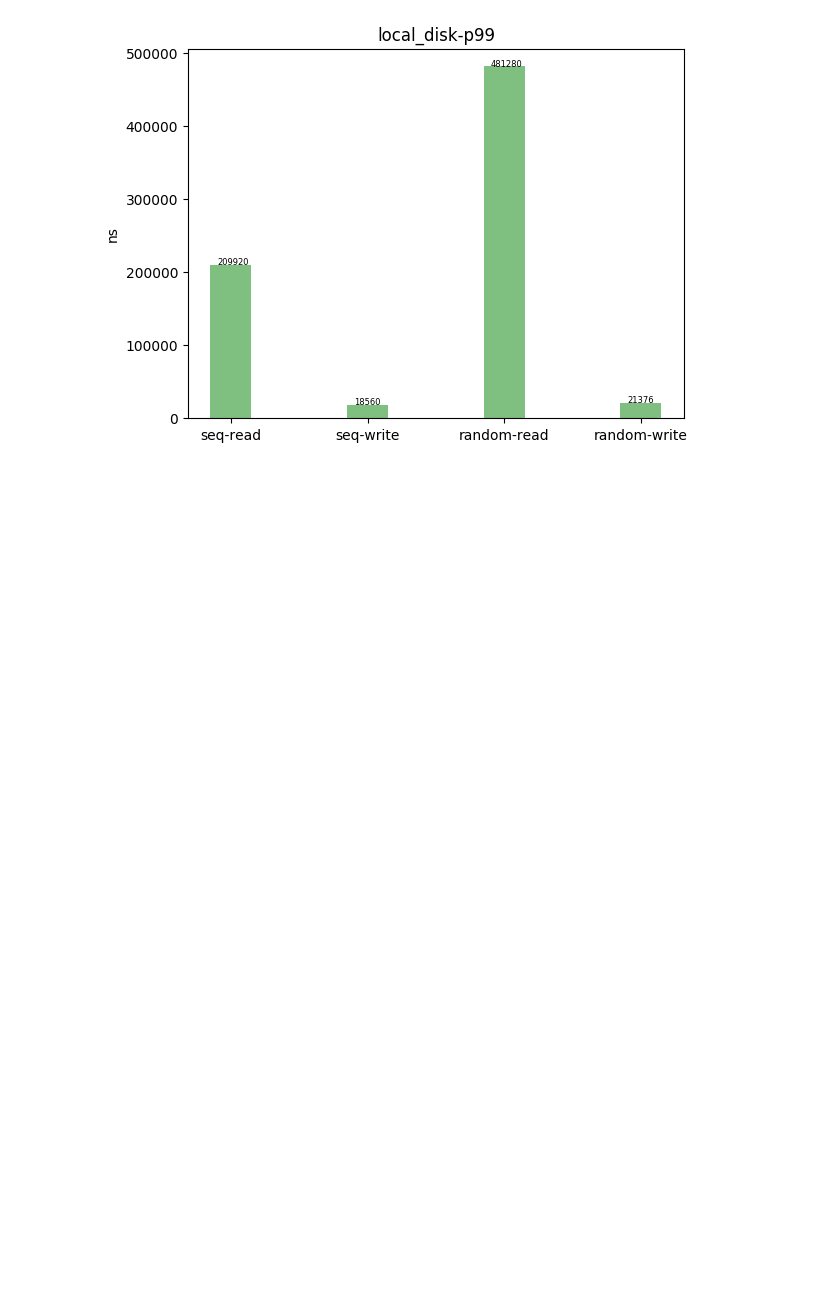
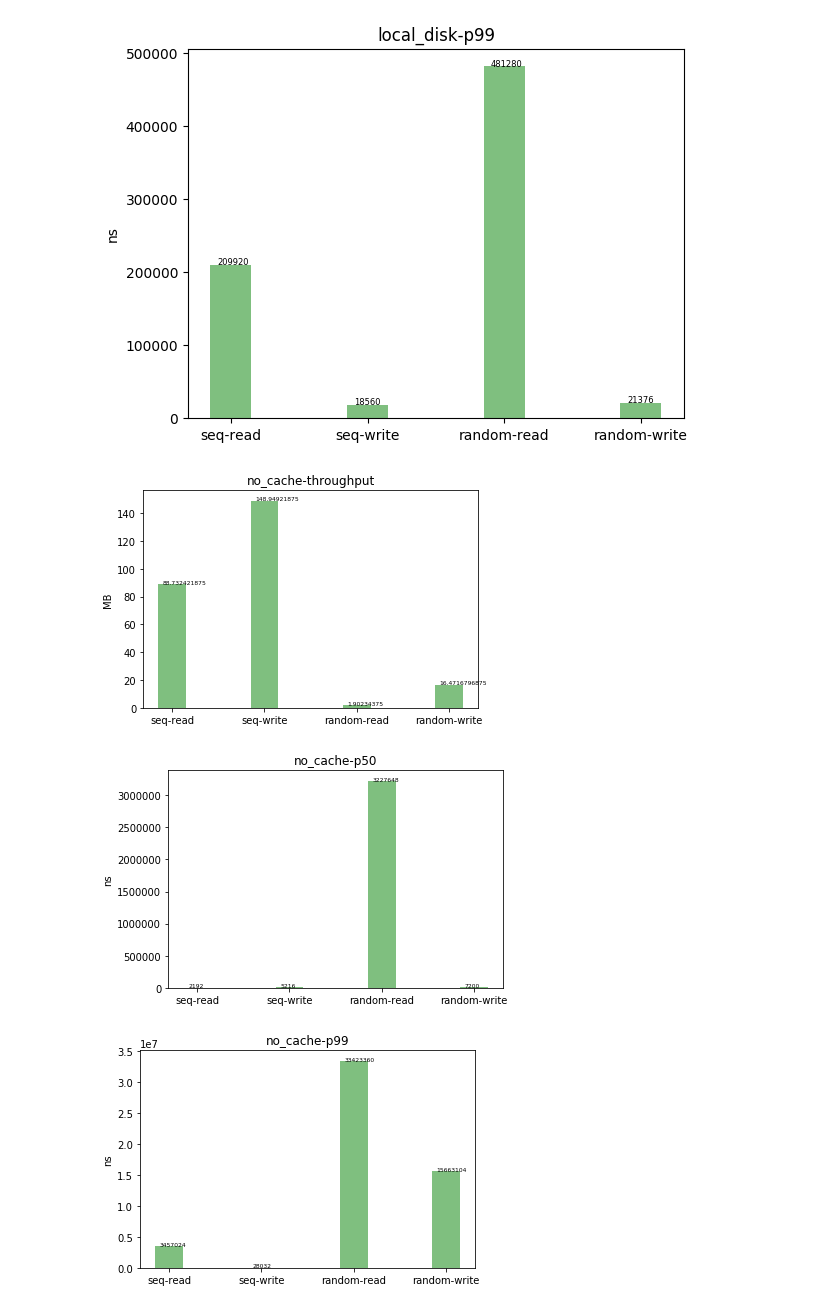
Before and after one commit to xiefan46/samza-azure-storage, a Jupyter notebook: milestone2/python/milestone2-tests.ipynb, the cells around one changed output. Drawn from its saved outputs; the diff is of its cells as text; code cells hidden in the pictures; blank space fills up the shorter version.

Commit message:
result

```diff
--- a/milestone2/python/milestone2-tests.ipynb
+++ b/milestone2/python/milestone2-tests.ipynb
@@ -1037,3 +1037,10 @@ plot_disk_result("/home/fxie/samza-azure-storage/milestone2/fio_result/local_dis
 [figure]
 [figure]
 [figure]
+# %%
+
+plot_disk_result(f"/home/fxie/samza-azure-storage/milestone2/fio_result/no_cache", "no_cache")
+# %% [output]
+[figure, added]
+[figure, added]
+[figure, added]
```
Also changed, not shown: parts of 2 cells of this notebook, 12 other files.
